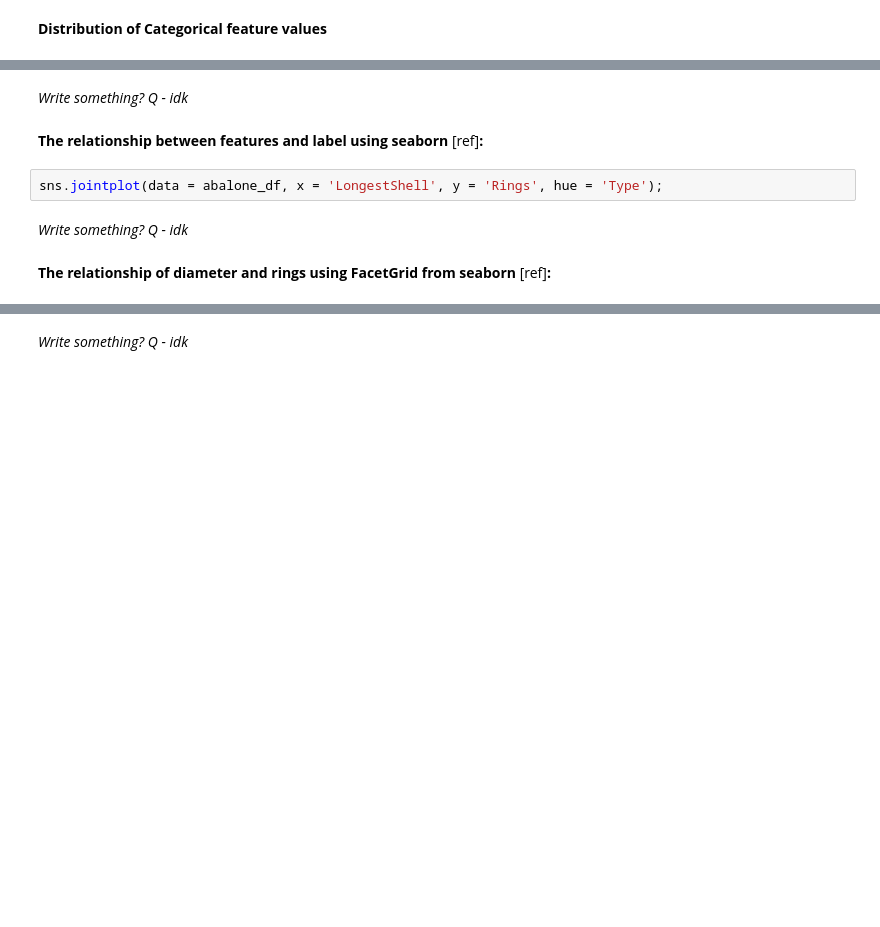
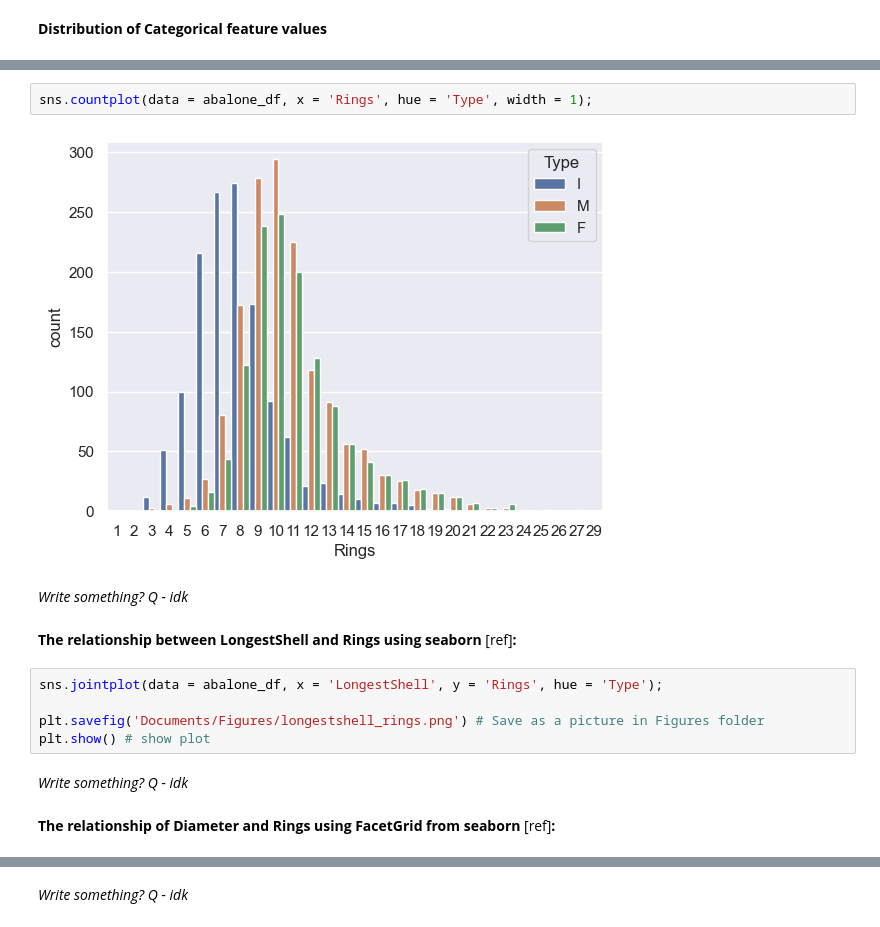
Before and after one commit to Pimz25/AI_ML, a Jupyter notebook: A3.ipynb, the cells around one changed output, grey strips where cells are left out. Saved outputs shown, nothing was run; the diff lists cells and outputs as text; blank space fills up the shorter version.

```diff
--- a/A3.ipynb
+++ b/A3.ipynb
@@ -146,13 +158,20 @@ abalone_df.describe(include = 'object')
+# %%
+sns.countplot(data = abalone_df, x = 'Rings', hue = 'Type', width = 1);
+# %% [output]
+[figure, added]
 # %% [markdown]
 *Write something? Q - idk*
 # %% [markdown]
-**The relationship between features and label using seaborn** [ref]**:**
+**The relationship between LongestShell and Rings using seaborn** [ref]**:**
 # %%
 sns.jointplot(data = abalone_df, x = 'LongestShell', y = 'Rings', hue = 'Type');
+
+plt.savefig('Documents/Figures/longestshell_rings.png') # Save as a picture in Figures folder
+plt.show() # show plot
 # %% [markdown]
 *Write something? Q - idk*
 # %% [markdown]
-**The relationship of diameter and rings using FacetGrid from seaborn** [ref]**:**
+**The relationship of Diameter and Rings using FacetGrid from seaborn** [ref]**:**
 # %%
 abalone_fg = sns.FacetGrid(data = abalone_df, col = 'Type')
 abalone_fg.map(sns.scatterplot, 'Diameter', 'Rings', alpha = .4);
```
Also changed, not shown: parts of 14 cells of this notebook, 3 other files.
